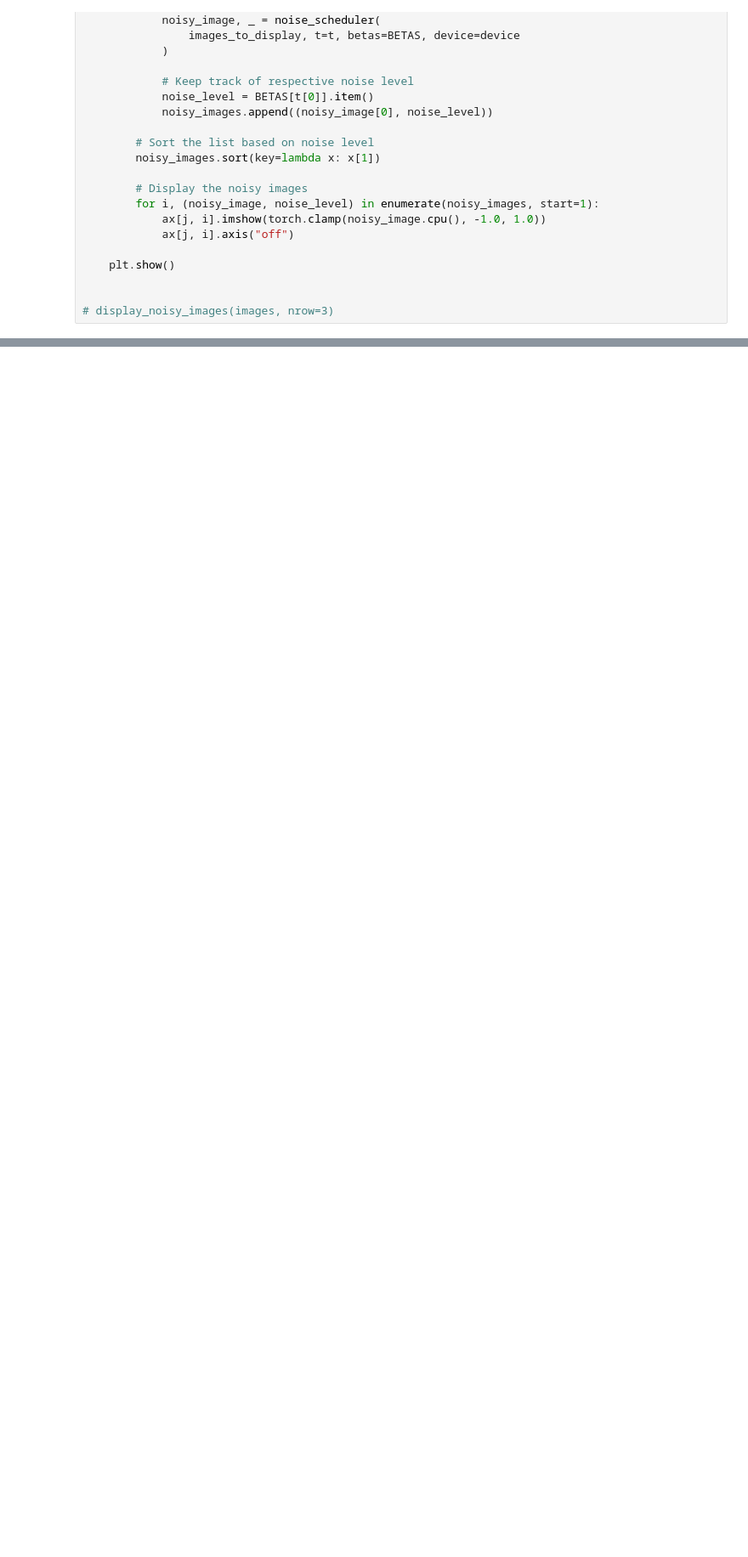
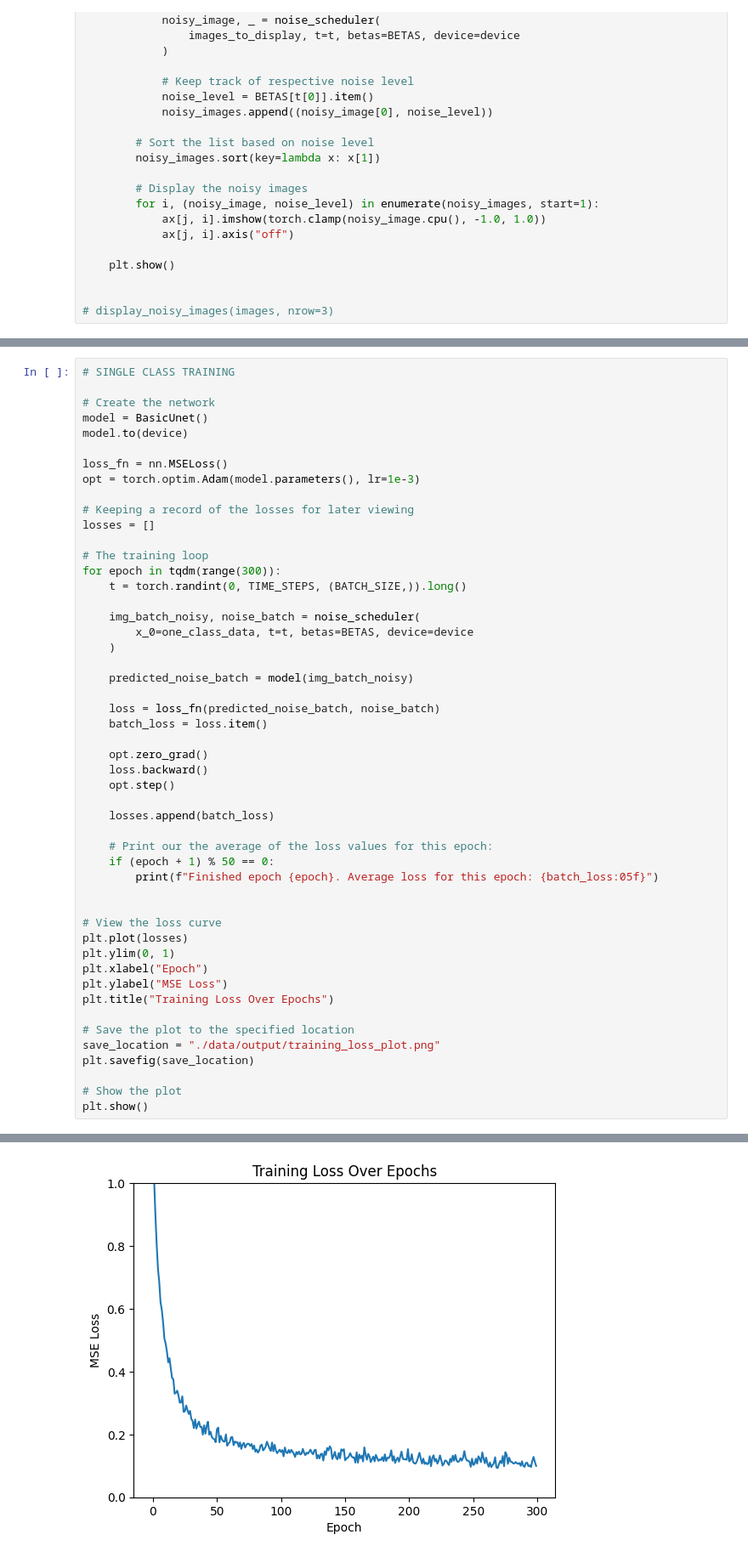
Before and after one commit to patrick-lindemann/ddpm, a Jupyter notebook: scheduler-test.ipynb, the cells around one changed output, grey strips where cells are left out. Shown at 85% size. Cells and saved outputs as stored; diff of their text form; blank space fills up the shorter version.

```diff
--- a/scheduler-test.ipynb
+++ b/scheduler-test.ipynb
@@ -294,0 +315,51 @@ with torch.no_grad():
+# %%
+# SINGLE CLASS TRAINING
+
+# Create the network
+model = BasicUnet()
+model.to(device)
+
+loss_fn = nn.MSELoss()
+opt = torch.optim.Adam(model.parameters(), lr=1e-3)
+
+# Keeping a record of the losses for later viewing
+losses = []
+
+# The training loop
+for epoch in tqdm(range(300)):
+    t = torch.randint(0, TIME_STEPS, (BATCH_SIZE,)).long()
+
+    img_batch_noisy, noise_batch = noise_scheduler(
+        x_0=one_class_data, t=t, betas=BETAS, device=device
+    )
+
+    predicted_noise_batch = model(img_batch_noisy)
+
+    loss = loss_fn(predicted_noise_batch, noise_batch)
+    batch_loss = loss.item()
+
+    opt.zero_grad()
+    loss.backward()
+    opt.step()
+
+    losses.append(batch_loss)
+
+    # Print our the average of the loss values for this epoch:
+    if (epoch + 1) % 50 == 0:
+        print(f"Finished epoch {epoch}. Average loss for this epoch: {batch_loss:05f}")
+
+
+# View the loss curve
+plt.plot(losses)
+plt.ylim(0, 1)
+plt.xlabel("Epoch")
+plt.ylabel("MSE Loss")
+plt.title("Training Loss Over Epochs")
+
+# Save the plot to the specified location
+save_location = "./data/output/training_loss_plot.png"
+plt.savefig(save_location)
+
+# Show the plot
+plt.show()
+# %% [output]
@@ -294,0 +372 @@ with torch.no_grad():
+[figure, added]
```
Also changed, not shown: parts of 8 cells of this notebook.
